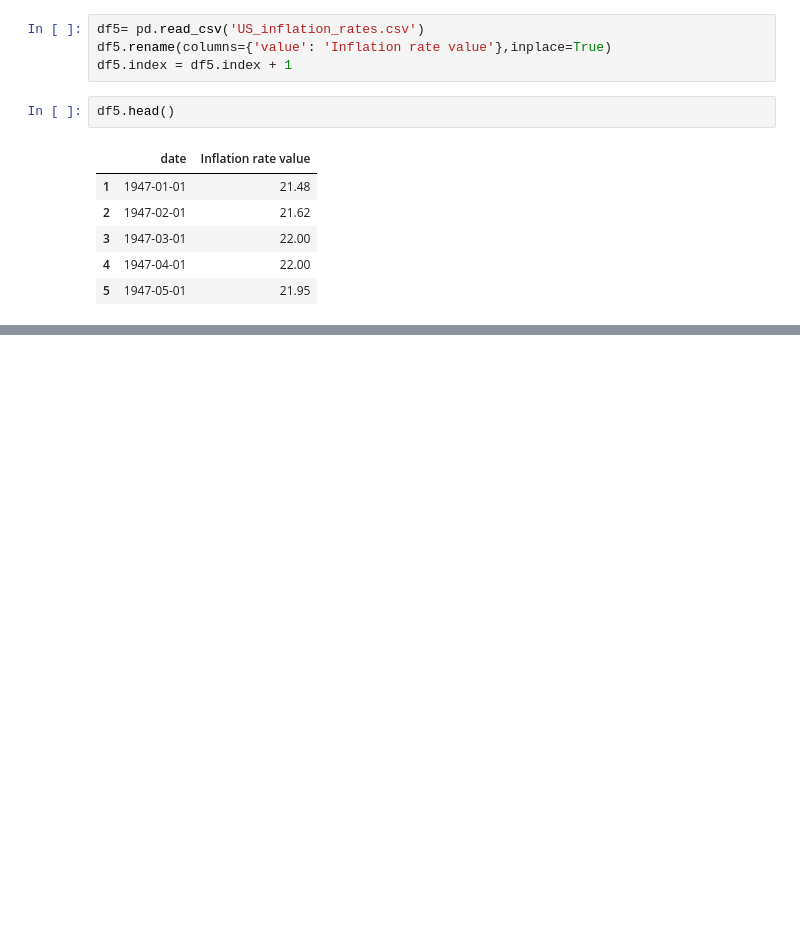
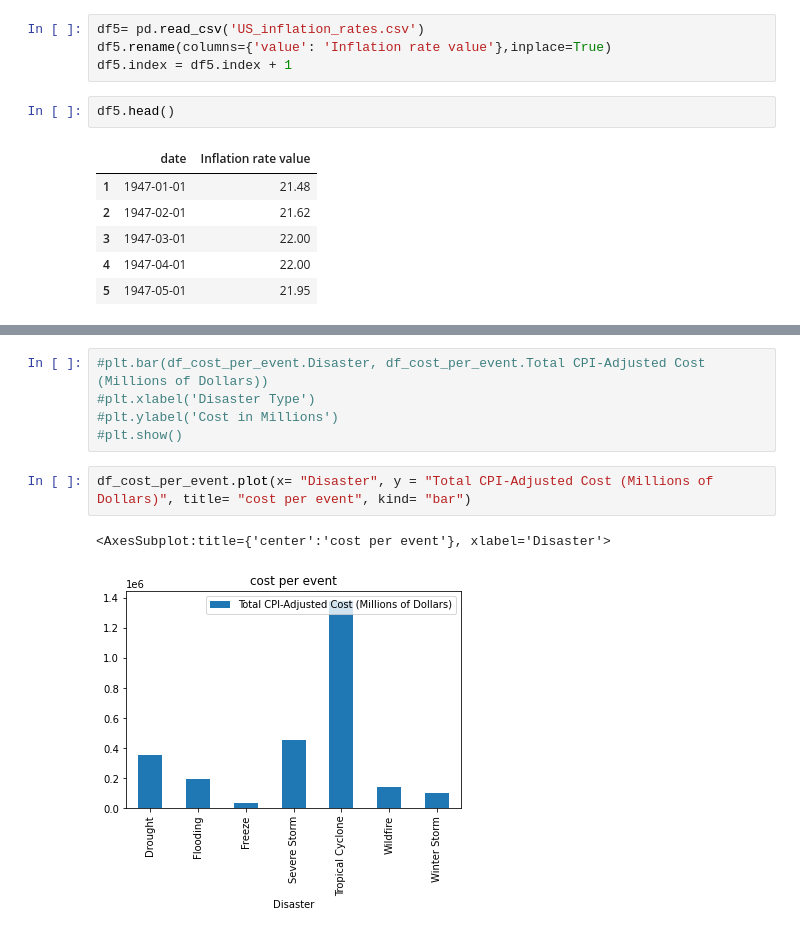
Before and after one commit to mstegmuller/Capstone-Project-, a Jupyter notebook: Capstone Project/Capstone_Project_Data_Wrangling.ipynb, the cells around one changed output, grey strips where cells are left out. Saved outputs shown, nothing was run; the diff lists cells and outputs as text; blank space fills up the shorter version.

```diff
--- a/Capstone Project/Capstone_Project_Data_Wrangling.ipynb
+++ b/Capstone Project/Capstone_Project_Data_Wrangling.ipynb
@@ -411,0 +637,10 @@ df5.head()
+# %%
+#plt.bar(df_cost_per_event.Disaster, df_cost_per_event.Total CPI-Adjusted Cost (Millions of Dollars))
+#plt.xlabel('Disaster Type')
+#plt.ylabel('Cost in Millions')
+#plt.show()
+# %%
+df_cost_per_event.plot(x= "Disaster", y = "Total CPI-Adjusted Cost (Millions of Dollars)", title= "cost per event", kind= "bar")
+# %% [output]
+<AxesSubplot:title={'center':'cost per event'}, xlabel='Disaster'>
+[figure, added]
```
Also changed, not shown: parts of 62 cells of this notebook.
